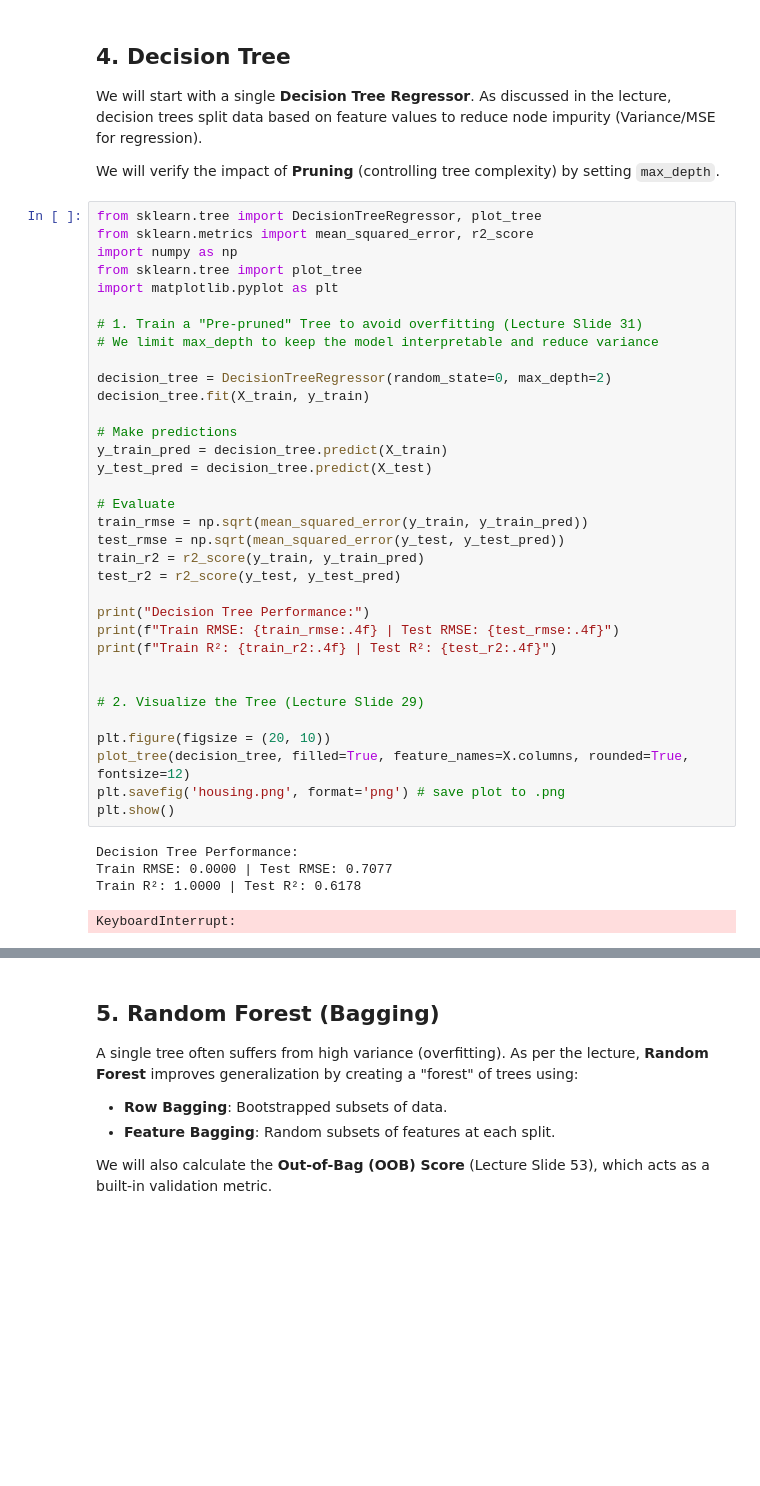
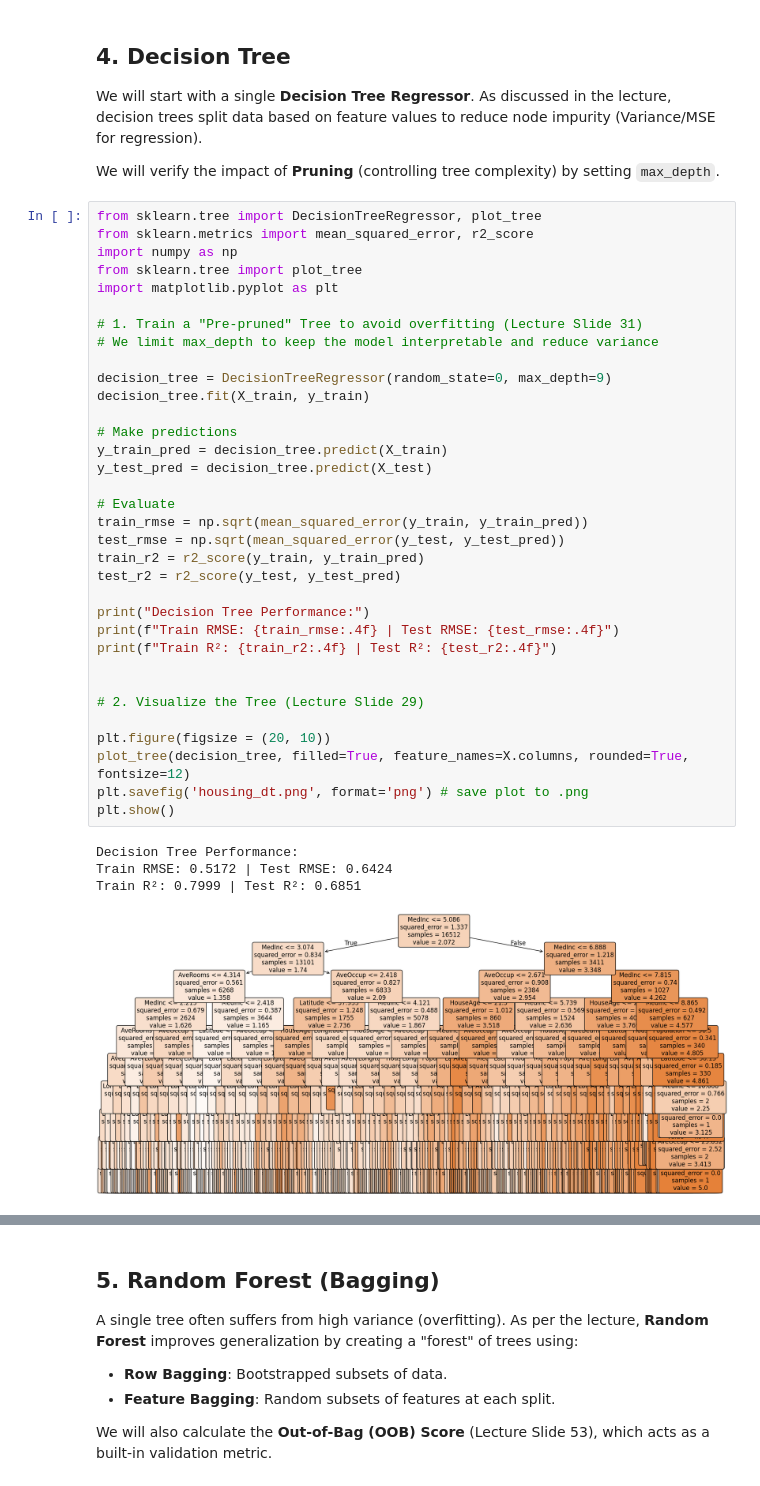
Before and after one commit to DavidAkerlind/AI_M1_Lab6_TreeModels_I, a Jupyter notebook: lab6.ipynb, the cells around one changed output, grey strips where cells are left out. Drawn from its saved outputs; the diff is of its cells as text; blank space fills up the shorter version.

Commit message:
Done with the lab doing deciciontrees adn randomforest models on housing prices

```diff
--- a/lab6.ipynb
+++ b/lab6.ipynb
@@ -84,35 +84,35 @@ import numpy as np
 from sklearn.tree import plot_tree
 import matplotlib.pyplot as plt
 
 # 1. Train a "Pre-pruned" Tree to avoid overfitting (Lecture Slide 31)
 # We limit max_depth to keep the model interpretable and reduce variance
 
-decision_tree = DecisionTreeRegressor(random_state=0, max_depth=2)
+decision_tree = DecisionTreeRegressor(random_state=0, max_depth=9)
 decision_tree.fit(X_train, y_train)
 
 # Make predictions
 y_train_pred = decision_tree.predict(X_train)
 y_test_pred = decision_tree.predict(X_test)
 
 # Evaluate
 train_rmse = np.sqrt(mean_squared_error(y_train, y_train_pred))
 test_rmse = np.sqrt(mean_squared_error(y_test, y_test_pred))
 train_r2 = r2_score(y_train, y_train_pred)
 test_r2 = r2_score(y_test, y_test_pred)
 
 print("Decision Tree Performance:")
 print(f"Train RMSE: {train_rmse:.4f} | Test RMSE: {test_rmse:.4f}")
 print(f"Train R²: {train_r2:.4f} | Test R²: {test_r2:.4f}")
 
 
 # 2. Visualize the Tree (Lecture Slide 29)
 
 plt.figure(figsize = (20, 10))
 plot_tree(decision_tree, filled=True, feature_names=X.columns, rounded=True, fontsize=12)
-plt.savefig('housing.png', format='png') # save plot to .png
+plt.savefig('housing_dt.png', format='png') # save plot to .png
 plt.show()
 # %% [output]
 Decision Tree Performance:
-Train RMSE: 0.0000 | Test RMSE: 0.7077
-Train R²: 1.0000 | Test R²: 0.6178
+Train RMSE: 0.5172 | Test RMSE: 0.6424
+Train R²: 0.7999 | Test R²: 0.6851
-KeyboardInterrupt:
+[figure, added]
```
Also changed, not shown: parts of 6 cells of this notebook, 2 other files.
